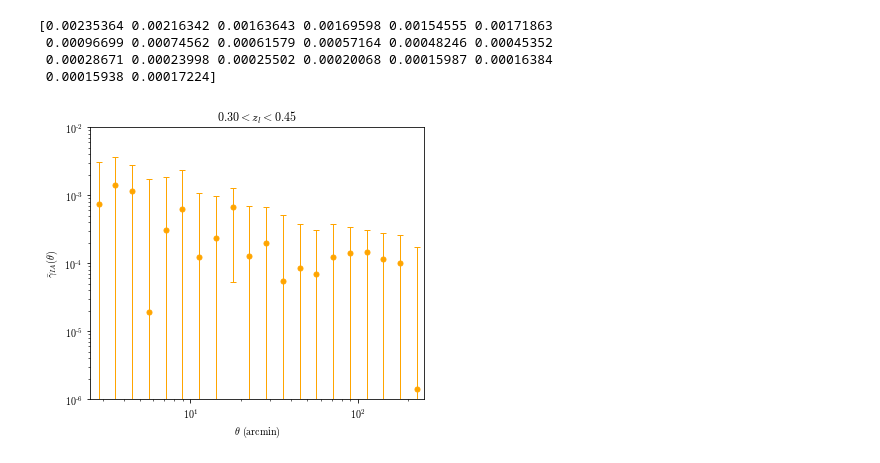
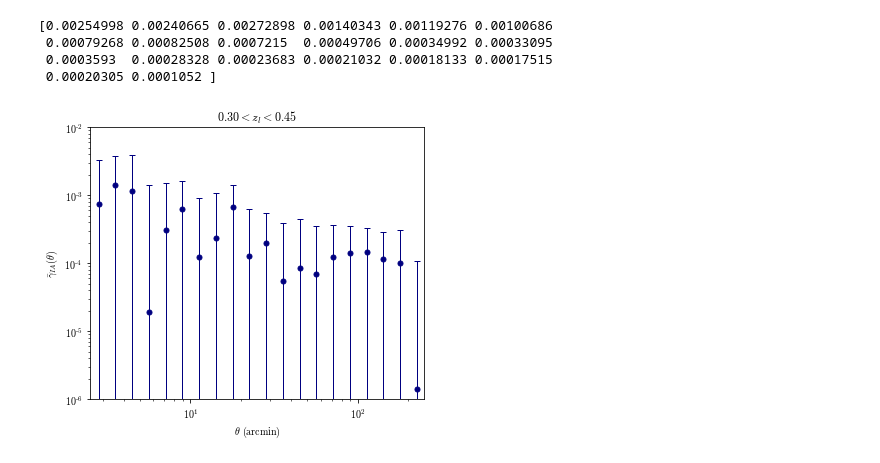
Before and after one commit to CMacM/IA-multiple-shear-estimates, a Jupyter notebook: IA_measurements_OLD.ipynb, the cells around one changed output. Cells and saved outputs as stored; diff of their text form; code cells hidden in the pictures.

Commit message:
Fixed errors and identifed previous issues resulting in wrong errors

```diff
--- a/IA_measurements_OLD.ipynb
+++ b/IA_measurements_OLD.ipynb
@@ -18,7 +18,6 @@ theta_min=2.5
 theta_max=250
 # %%
 # paths to required files
-data_dir = '/home/b7009348/WGL_project/DES-data/'
 lens_file = 'DES_Y1A1_Lenses_z=0.3-0.45.fits'
 source_Zs = 'mof_BPZ_(stacking).fits'
 im3_file = 'y1_im3_shapes_matched.fits'
@@ -48,8 +47,8 @@ def im3_tangential_shear(cat_l, cat_s, cat_r, cat_k, nbins):
     sens_r = rk.xi
 
     # store data in preallocated arrays
-    gammat[:] = xi_l/sens_l - xi_r/sens_r
-    theta[:] = np.exp(ng.meanlogr)
+    gammat = xi_l/sens_l - xi_r/sens_r
+    theta = np.exp(ng.meanlogr)
 
     del ng, rg, nk, rk, xi_l, sens_l, xi_r, sens_r
 
@@ -69,7 +68,7 @@ def calculate_boost(cat_l, cat_s, cat_r, nbins):
     nrand = cat_r.nobj
     nlens = cat_l.nobj
 
-    boost[:] = nrand/nlens * ls.weight/rs.weight
+    boost = nrand/nlens * ls.weight/rs.weight
 
     del ls, rs, nrand, nlens
 
@@ -93,8 +92,8 @@ def mcal_tangential_shear(cat_l, cat_s, cat_r, nbins, R):
     xi_r = rg.xi
 
     # store data in preallocated arrays
-    gammat[:] = 1.0/R * (xi_l - xi_r)
-    theta[:] = np.exp(ng.meanlogr)
+    gammat = 1.0/R * (xi_l - xi_r)
+    theta = np.exp(ng.meanlogr)
 
     del ng, rg, xi_l, xi_r
 
@@ -409,30 +411,31 @@ Signal estimated, patch runtime = 107.202498. Beginning next patch...
 # %%
 IA_var = np.zeros([nbins])
 IA_jk = np.zeros(nbins)
 for i in range(nbins):
 
-    IA_jk[i] = 1.0/npatches * np.sum(IA_signal[:,i])
+    patches = IA_signal[:,i]
+    IA_jk[i] = 1.0/npatches * np.sum(patches)
 
     # each row of GammaT_patches corresponds to an x_i estimate
-    IA_var[i] = (npatches-1)/npatches * np.sum((IA_signal[:,i] - IA_jk[i])**2) # sum over x_i - x
+    IA_var[i] = (npatches-1.0)/npatches * np.sum((patch - IA_jk[i])**2) # sum over x_i - x
 
 IA_sig = np.sqrt(IA_var)
 
 print(IA_sig)
 
 plt.figure(figsize=[6,5])
-plt.errorbar(theta_final, IA_final, yerr=IA_sig, lw=0, marker='o', color='orange', markersize=5, elinewidth=1, capsize=3)
+plt.errorbar(theta_final, IA_final, yerr=IA_sig, lw=0, marker='o', color='navy', markersize=5, elinewidth=1, capsize=3)
 plt.yscale('log')
 plt.xscale('log')
 plt.ylim([1e-6, 1e-2])
 plt.xlim([2.5,250])
 plt.xlabel(r'$\theta$ (arcmin)')
 plt.ylabel(r'$\bar{\gamma}_{IA}(\theta)$')
 plt.title(r'$0.30<z_{l}<0.45$')
 plt.savefig('IA_prelim_measurement.png', dpi=300)
 # %% [output]
-[0.00235364 0.00216342 0.00163643 0.00169598 0.00154555 0.00171863
- 0.00096699 0.00074562 0.00061579 0.00057164 0.00048246 0.00045352
- 0.00028671 0.00023998 0.00025502 0.00020068 0.00015987 0.00016384
- 0.00015938 0.00017224]
+[0.00254998 0.00240665 0.00272898 0.00140343 0.00119276 0.00100686
+ 0.00079268 0.00082508 0.0007215  0.00049706 0.00034992 0.00033095
+ 0.0003593  0.00028328 0.00023683 0.00021032 0.00018133 0.00017515
+ 0.00020305 0.0001052 ]
-[figure, old version]
+[figure, new version]
```
Also changed, not shown: parts of 3 cells of this notebook, 5 other files.
